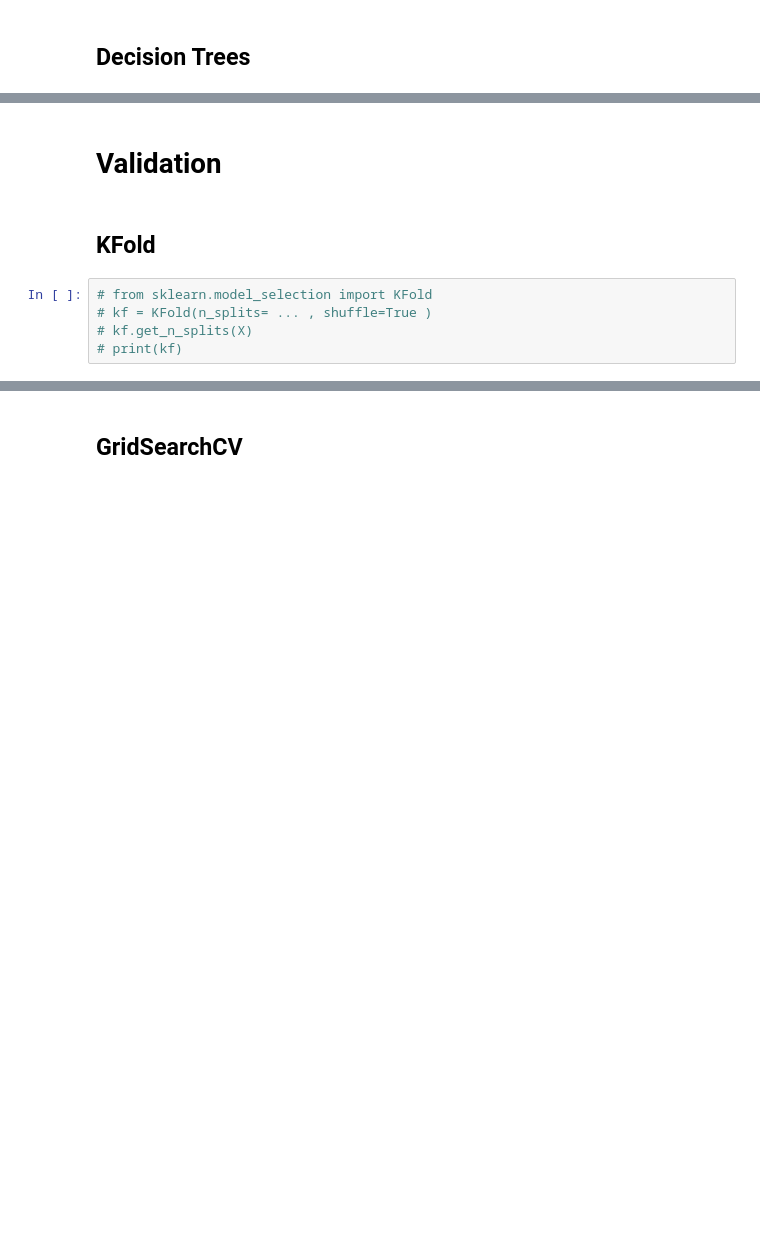
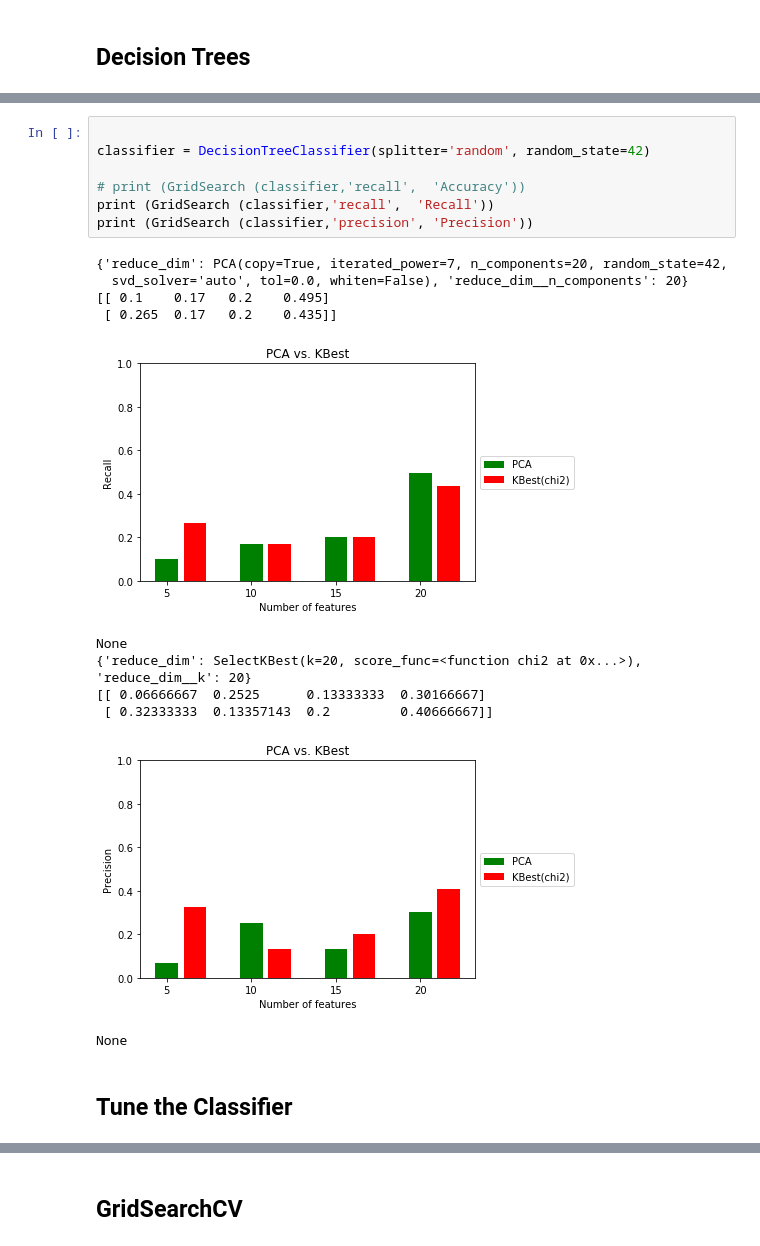
Before and after one commit to Haleh-Dolati/DAND-P5, a Jupyter notebook: P5-Copy2.ipynb, the cells around one changed output, grey strips where cells are left out. Saved outputs shown, nothing was run; the diff lists cells and outputs as text; blank space fills up the shorter version.

```diff
--- a/P5-Copy2.ipynb
+++ b/P5-Copy2.ipynb
@@ -567,9 +241,21 @@ avg / total       0.76      0.74      0.75        43
-# %% [markdown]
-# Validation
-# %% [markdown]
-## KFold
-# %%
-# from sklearn.model_selection import KFold
-# kf = KFold(n_splits= ... , shuffle=True )
-# kf.get_n_splits(X)
-# print(kf)
+# %%
+
+classifier = DecisionTreeClassifier(splitter='random', random_state=42)
+
+# print (GridSearch (classifier,'recall',  'Accuracy'))
+print (GridSearch (classifier,'recall',  'Recall'))
+print (GridSearch (classifier,'precision', 'Precision'))
+# %% [output]
+{'reduce_dim': PCA(copy=True, iterated_power=7, n_components=20, random_state=42,
+  svd_solver='auto', tol=0.0, whiten=False), 'reduce_dim__n_components': 20}
+[[ 0.1    0.17   0.2    0.495]
+ [ 0.265  0.17   0.2    0.435]]
+[figure, added]
+None
+{'reduce_dim': SelectKBest(k=20, score_func=<function chi2 at 0x...>), 'reduce_dim__k': 20}
+[[ 0.06666667  0.2525      0.13333333  0.30166667]
+ [ 0.32333333  0.13357143  0.2         0.40666667]]
+[figure, added]
+None
+# %% [markdown]
+## Tune the Classifier
```
Also changed, not shown: parts of 24 cells of this notebook, 3 other files.
